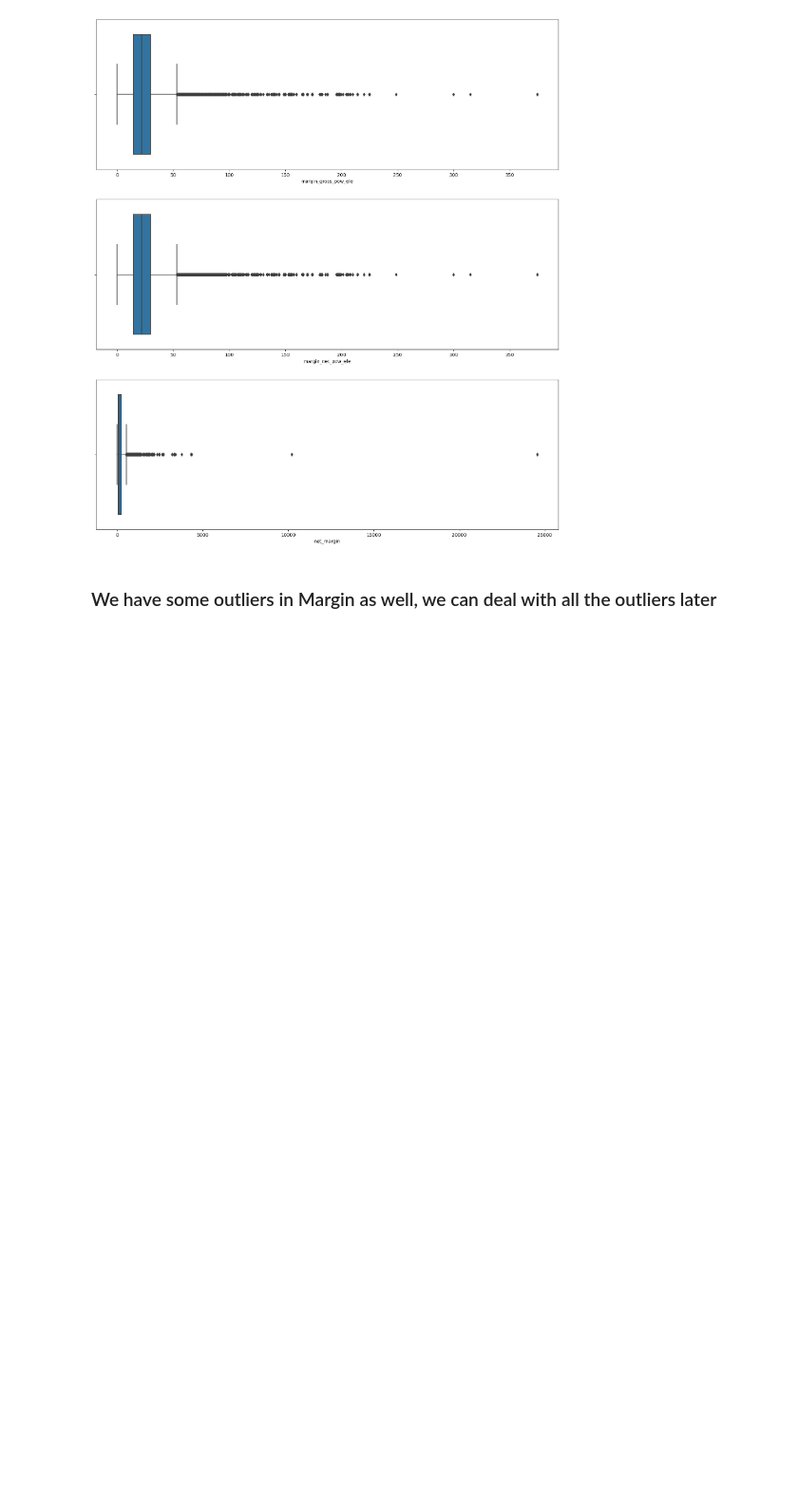
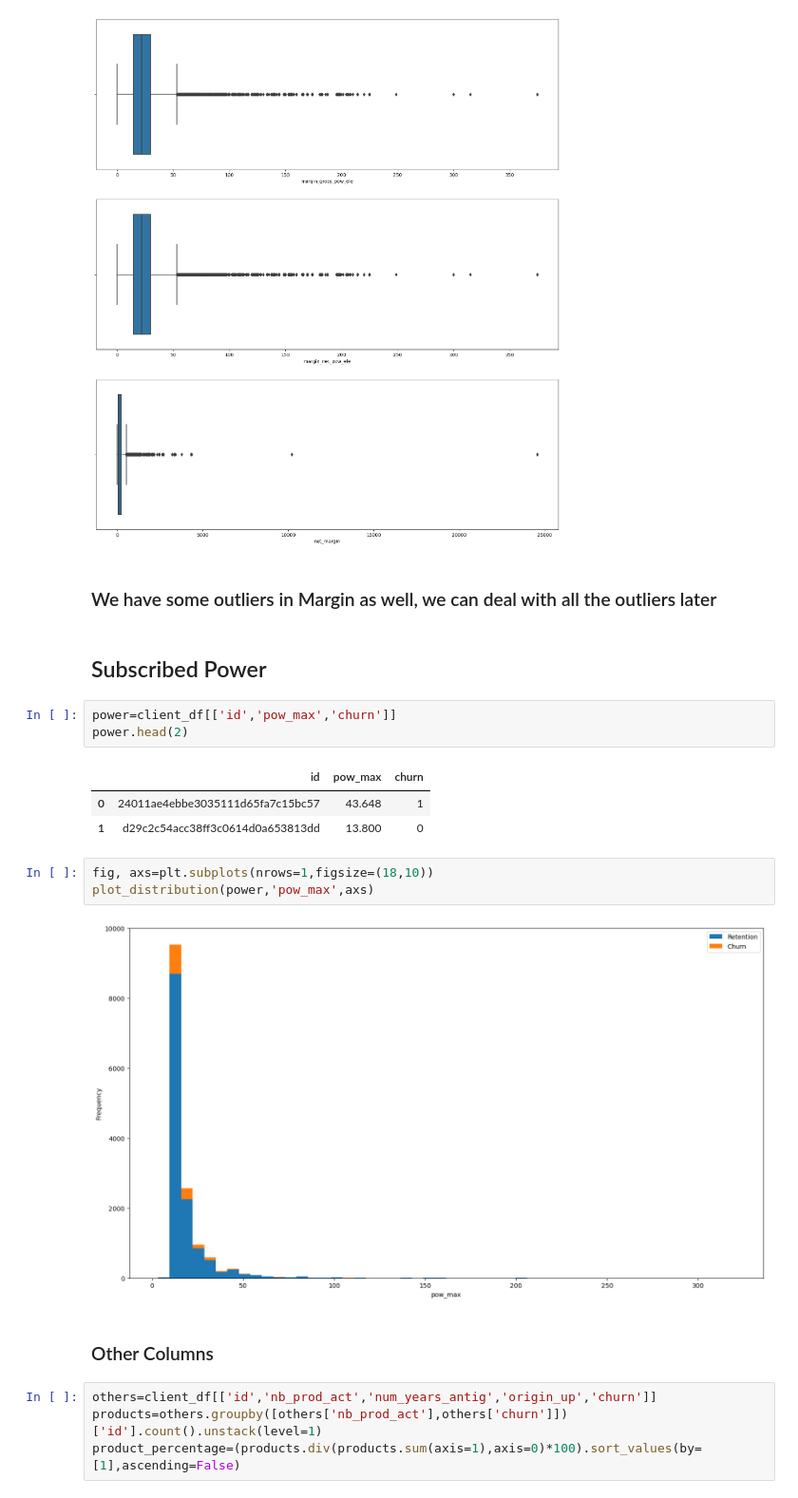
Before and after one commit to sudeep360/PowerCo_Cust_Retention, a Jupyter notebook: Task2/Task2_EDA_nVisualization.ipynb, the cells around one changed output. Shown at 95% size. Drawn from its saved outputs; the diff is of its cells as text; blank space fills up the shorter version.

```diff
--- a/Task2/Task2_EDA_nVisualization.ipynb
+++ b/Task2/Task2_EDA_nVisualization.ipynb
@@ -374,3 +374,23 @@ plt.show()
 [figure]
 # %% [markdown]
 ### We have some outliers in Margin as well, we can deal with all the outliers later
+# %% [markdown]
+## Subscribed Power
+# %%
+power=client_df[['id','pow_max','churn']]
+power.head(2)
+# %% [output]
+|  | id | pow_max | churn |
+| 0 | 24011ae4ebbe3035111d65fa7c15bc57 | 43.648 | 1 |
+| 1 | d29c2c54acc38ff3c0614d0a653813dd | 13.800 | 0 |
+# %%
+fig, axs=plt.subplots(nrows=1,figsize=(18,10))
+plot_distribution(power,'pow_max',axs)
+# %% [output]
+[figure, added]
+# %% [markdown]
+### Other Columns
+# %%
+others=client_df[['id','nb_prod_act','num_years_antig','origin_up','churn']]
+products=others.groupby([others['nb_prod_act'],others['churn']])['id'].count().unstack(level=1)
+product_percentage=(products.div(products.sum(axis=1),axis=0)*100).sort_values(by=[1],ascending=False)
```
Also changed, not shown: parts of 23 cells of this notebook, 2 other files.
